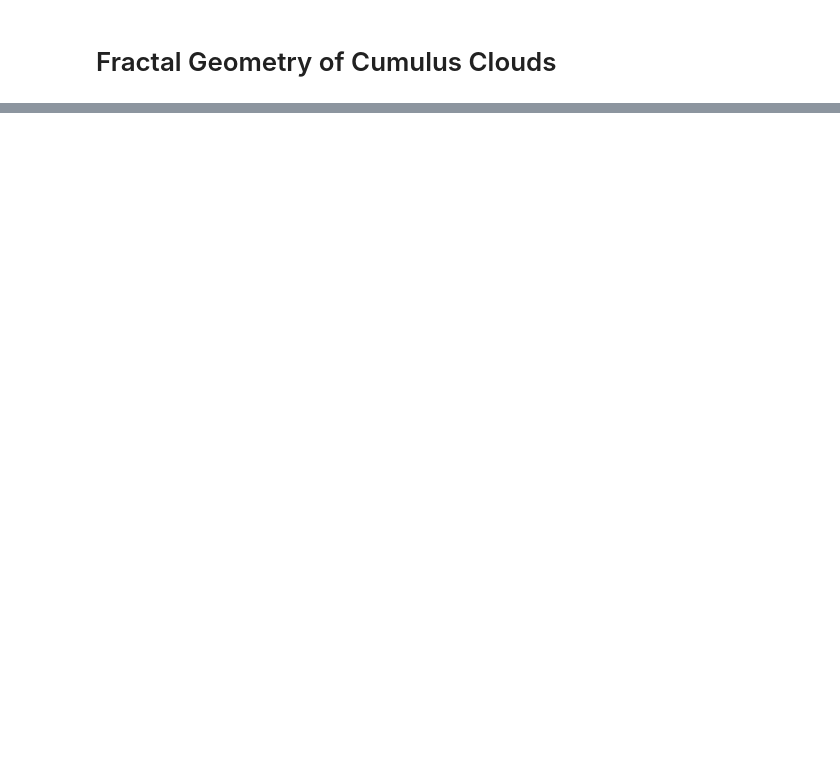
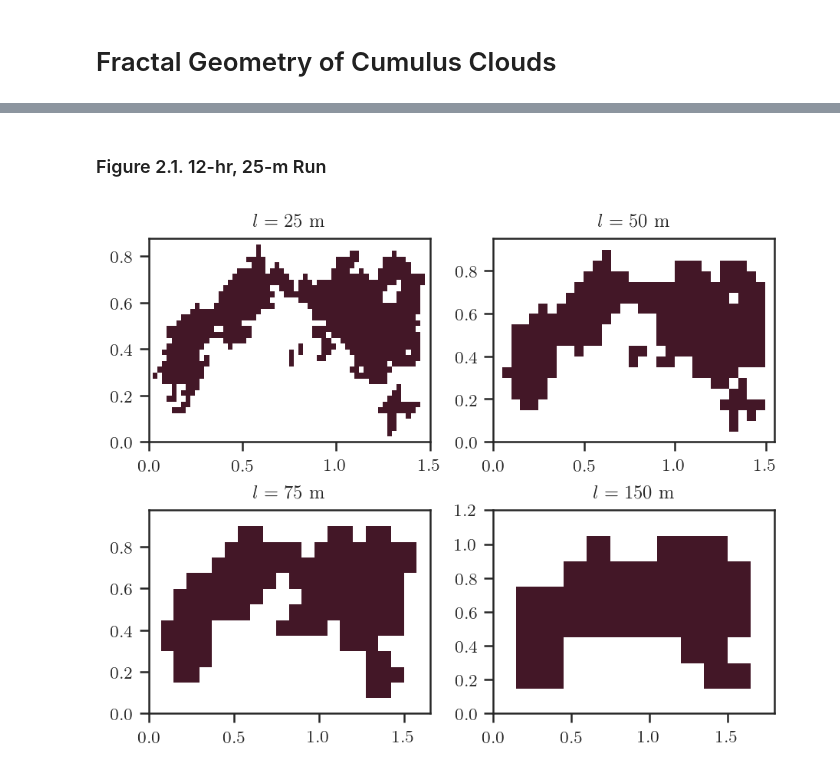
Before and after one commit to lorenghoh/fractal_clouds, a Jupyter notebook: notebook/fractal_clouds.ipynb, the cells around one changed output, grey strips where cells are left out. Cells and saved outputs as stored; diff of their text form; code cells hidden in the pictures; blank space fills up the shorter version.

```diff
--- a/notebook/fractal_clouds.ipynb
+++ b/notebook/fractal_clouds.ipynb
@@ -51,0 +98,6 @@ Image(filename='fdim_histogram_projected.png', width=800)
+# %% [markdown]
+### Figure 2.1. 12-hr, 25-m Run
+# %%
+Image(filename='../png/plot_coarse_resolutions_12hr.png')
+# %% [output]
+[figure, added]
```
Also changed, not shown: parts of 46 cells of this notebook.
